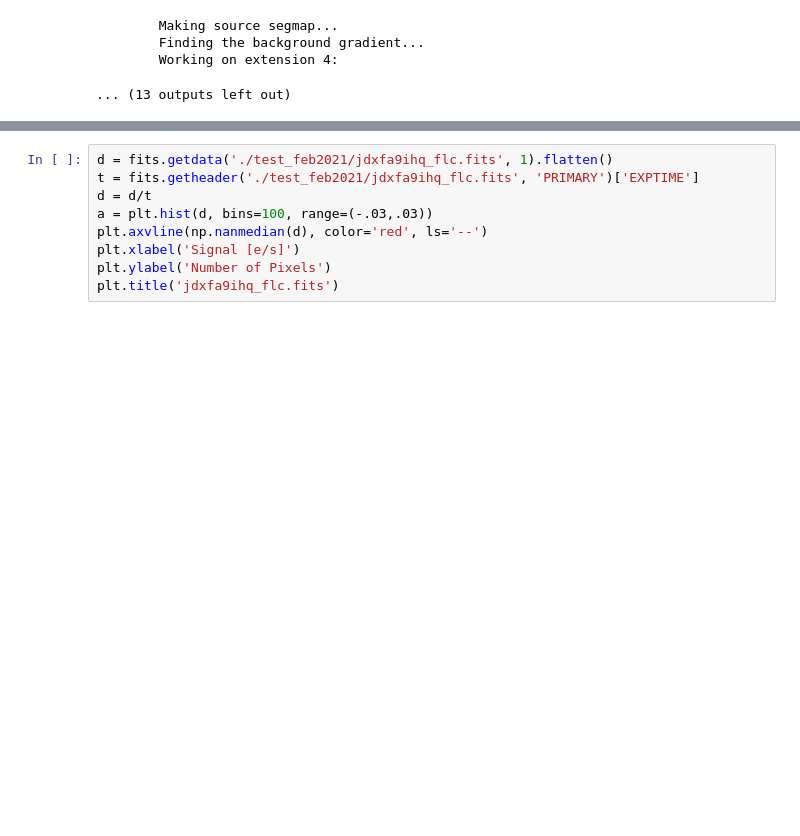
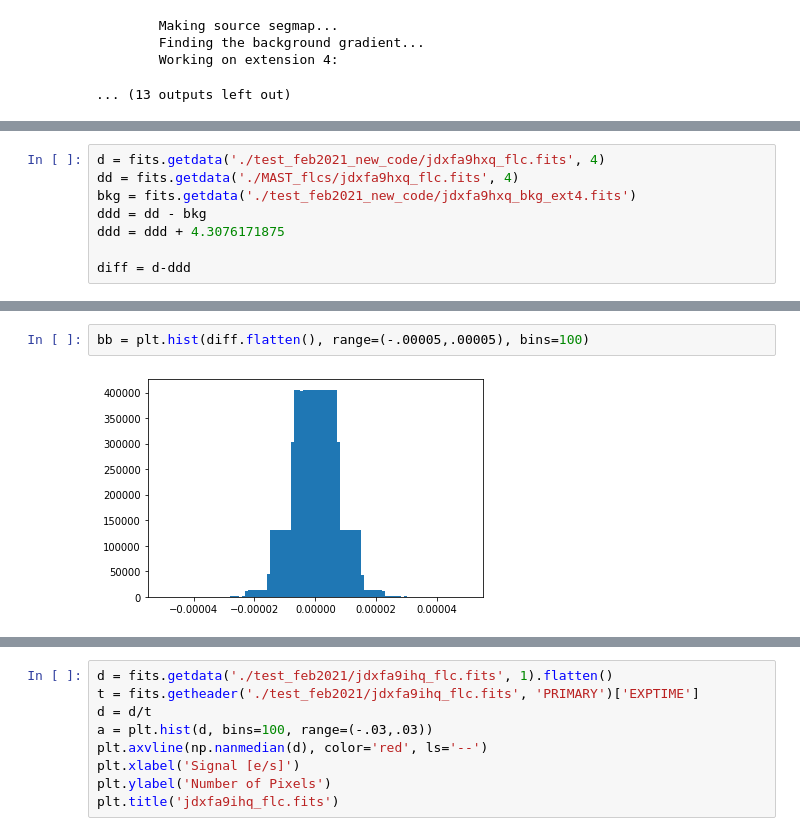
Before and after one commit to bsunnquist/uvis-skydarks, a Jupyter notebook: remove_gradients.ipynb, the cells around one changed output, grey strips where cells are left out. Cells and saved outputs as stored; diff of their text form; blank space fills up the shorter version.

```diff
--- a/remove_gradients.ipynb
+++ b/remove_gradients.ipynb
@@ -275,0 +331,8 @@ WARNING: Input data contains invalid values (NaNs or infs), which were automatic
+# %%
+d = fits.getdata('./test_feb2021_new_code/jdxfa9hxq_flc.fits', 4)
+dd = fits.getdata('./MAST_flcs/jdxfa9hxq_flc.fits', 4)
+bkg = fits.getdata('./test_feb2021_new_code/jdxfa9hxq_bkg_ext4.fits')
+ddd = dd - bkg
+ddd = ddd + 4.3076171875
+
+diff = d-ddd
@@ -275,0 +345,4 @@ WARNING: Input data contains invalid values (NaNs or infs), which were automatic
+# %%
+bb = plt.hist(diff.flatten(), range=(-.00005,.00005), bins=100)
+# %% [output]
+[figure, added]
```
Also changed, not shown: parts of 26 cells of this notebook.
